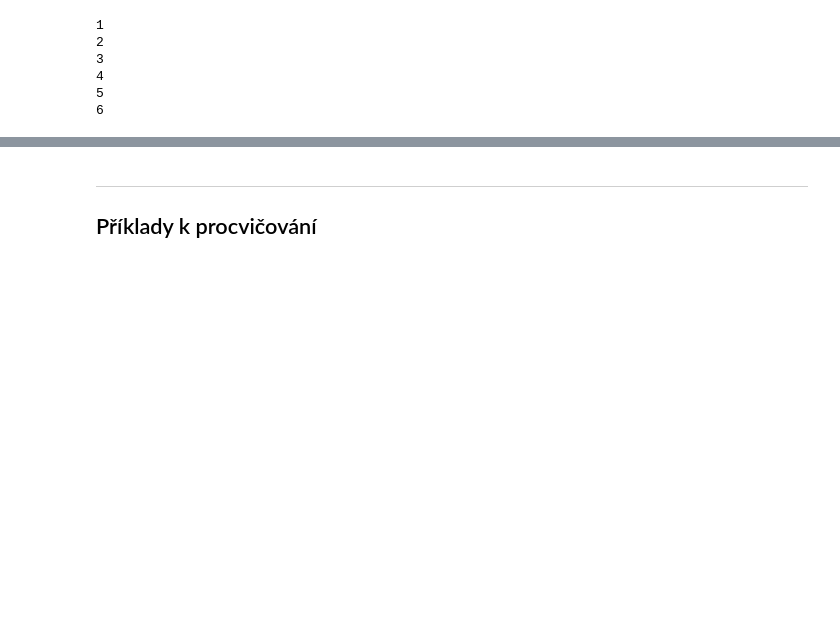
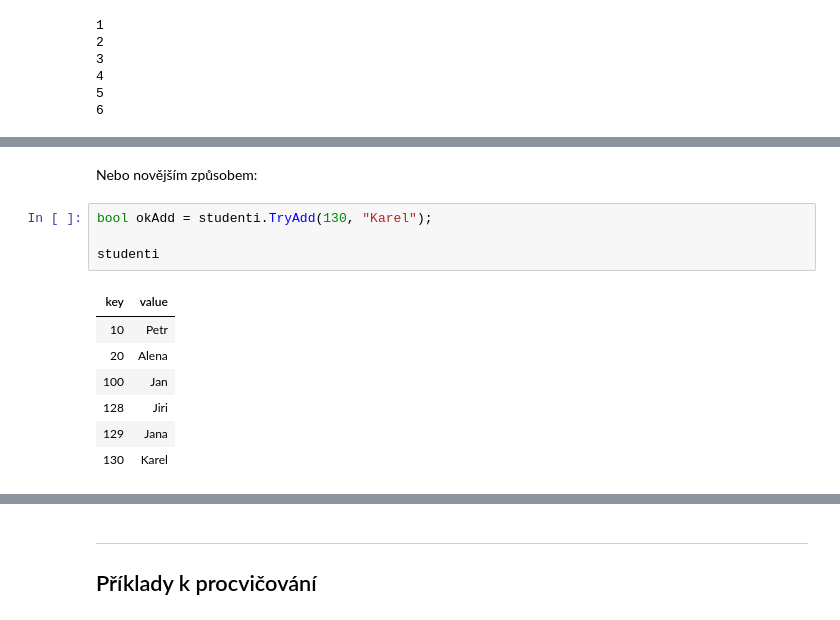
Before and after one commit to ekral/FAI, a Jupyter notebook: PA/05_pole_kolekce/05_notebook_pole.ipynb, the cells around one changed output, grey strips where cells are left out. Cells and saved outputs as stored; diff of their text form; blank space fills up the shorter version.

```diff
--- a/PA/05_pole_kolekce/05_notebook_pole.ipynb
+++ b/PA/05_pole_kolekce/05_notebook_pole.ipynb
@@ -199,0 +284,14 @@ for (int i = 0; i < pocetPrvku; i++)
+# %% [markdown]
+Nebo novějším způsobem:
+# %%
+bool okAdd = studenti.TryAdd(130, "Karel");
+
+studenti
+# %% [output]
+| key | value |
+| 10 | Petr |
+| 20 | Alena |
+| 100 | Jan |
+| 128 | Jiri |
+| 129 | Jana |
+| 130 | Karel |
```
Also changed, not shown: parts of 20 cells of this notebook.
